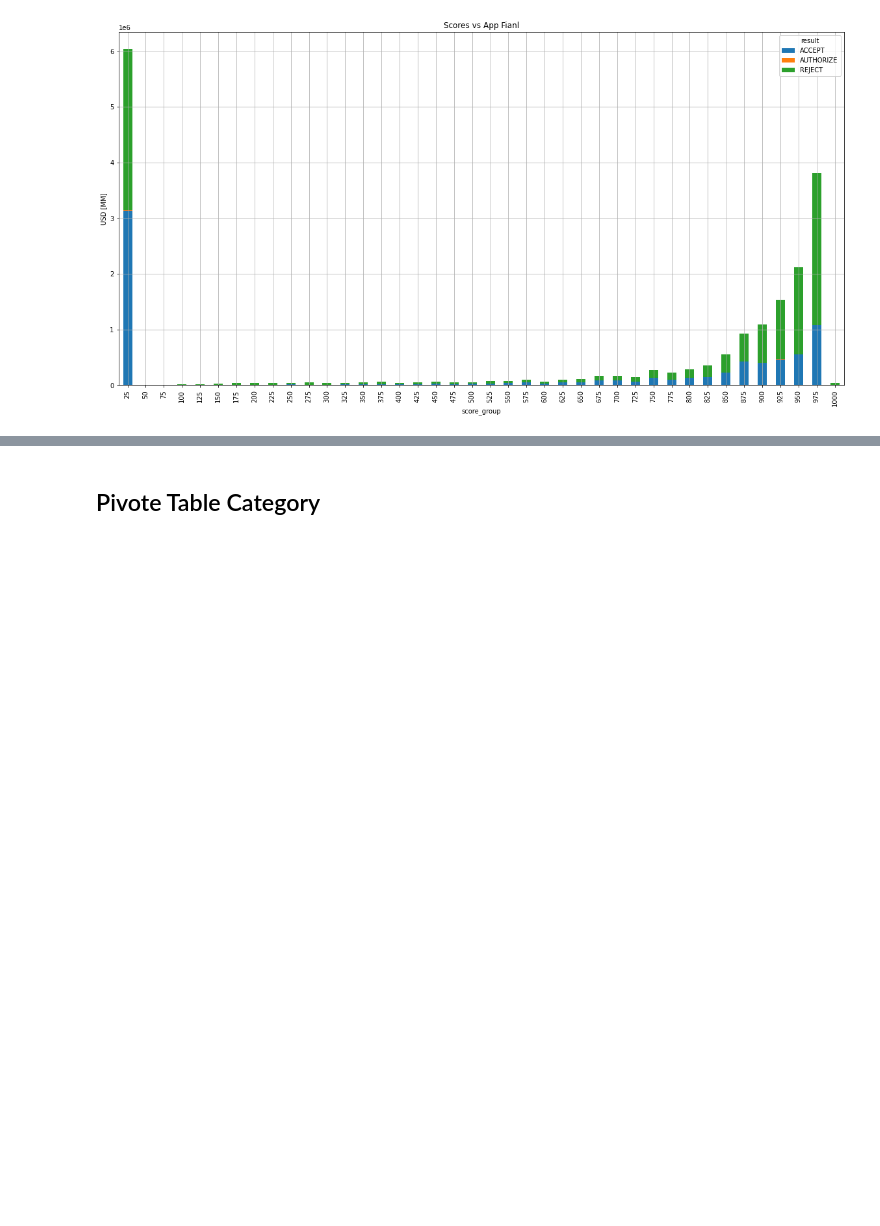
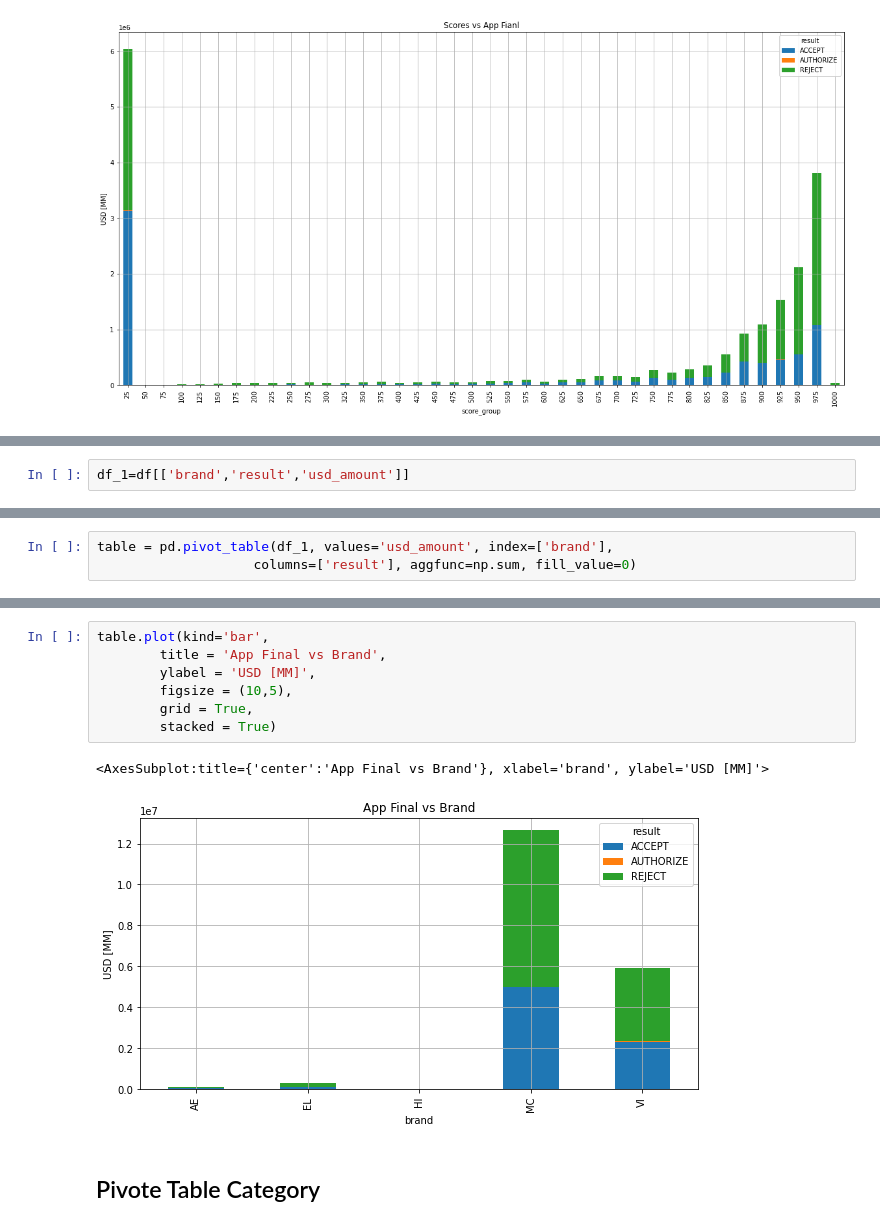
Before and after one commit to jucamuyrano/ML-SAAS-Canva, a Jupyter notebook: Canva.ipynb, the cells around one changed output, grey strips where cells are left out. Cells and saved outputs as stored; diff of their text form; blank space fills up the shorter version.

```diff
--- a/Canva.ipynb
+++ b/Canva.ipynb
@@ -316,0 +320,2 @@ table.plot(kind='bar',
+# %%
+df_1=df[['brand','result','usd_amount']]
@@ -316,0 +329,3 @@ table.plot(kind='bar',
+# %%
+table = pd.pivot_table(df_1, values='usd_amount', index=['brand'],
+                    columns=['result'], aggfunc=np.sum, fill_value=0)
@@ -317,3 +341,13 @@ table.plot(kind='bar',
+# %%
+table.plot(kind='bar',
+        title = 'App Final vs Brand',
+        ylabel = 'USD [MM]',
+        figsize = (10,5),
+        grid = True,
+        stacked = True)
+# %% [output]
+<AxesSubplot:title={'center':'App Final vs Brand'}, xlabel='brand', ylabel='USD [MM]'>
+[figure, added]
 # %% [markdown]
 ## Pivote Table Category
 # %%
```
Also changed, not shown: parts of 44 cells of this notebook, 1 other file.
